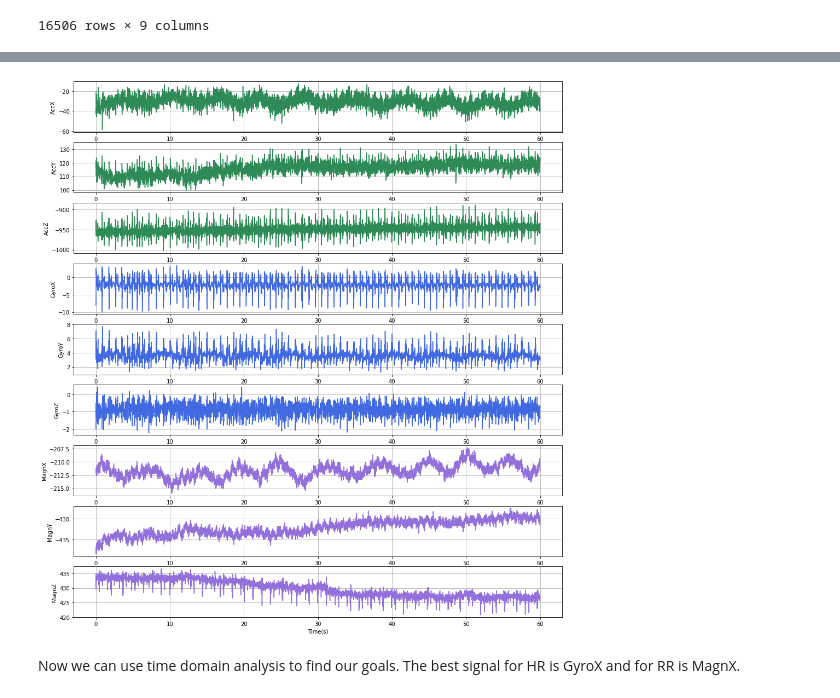
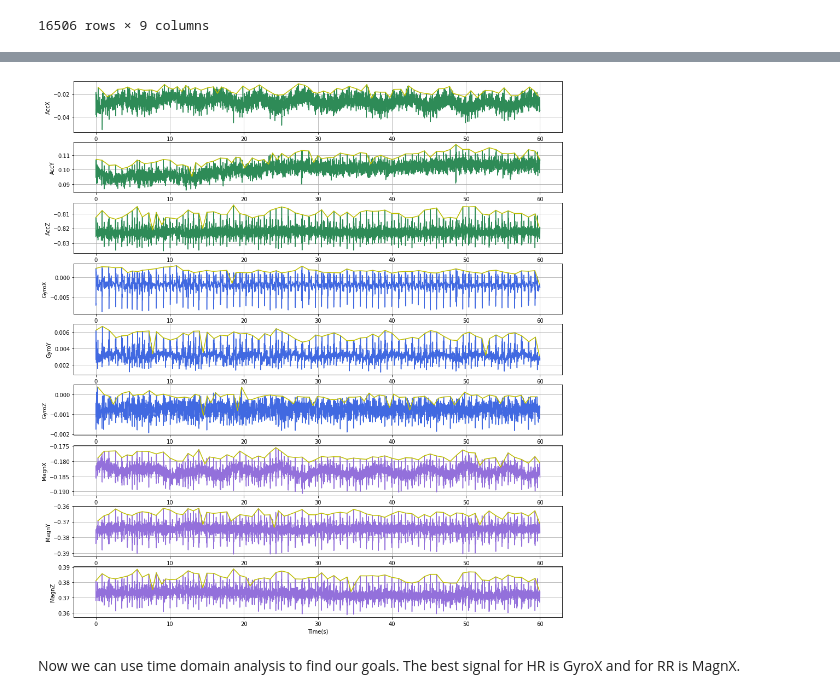
Before and after one commit to Mohsen-Kordi/ProjectRESP, a Jupyter notebook: Project.ipynb, the cells around one changed output, grey strips where cells are left out. Drawn from its saved outputs; the diff is of its cells as text; code cells hidden in the pictures.

```diff
--- a/Project.ipynb
+++ b/Project.ipynb
@@ -461,26 +479,43 @@ real_filtered_df.describe()
 # %%
 real_filtered_df2 = real_filtered_df.iloc[2000:14000, :].copy()
 
-x = np.linspace(0, real_filtered_df2.shape[0]/fs, real_filtered_df2.shape[0])
+#df_Norm = df2.apply(lambda x: sklearn.preprocessing.normalize)
+real_filtered_df2 = pd.DataFrame(preprocessing.normalize(real_filtered_df2), columns=real_filtered_df.columns)
 
 
-peak_freq=real_filtered_df2.apply(signal.find_peaks)
+
+
+x = np.linspace(real_filtered_df2.index.start,real_filtered_df2.index.stop/fs, real_filtered_df2.shape[0])
+
+
+peak_freq=real_filtered_df2.apply(lambda x: signal.find_peaks(x, distance=fs/2))
 
 
 
 
 fig, axs = plt.subplots(9, 1, figsize = (16, 18))
 for i, ax in enumerate(axs.flat):
 
     _c = y_label[i]
+    _d = real_filtered_df2[y_label[i]]
+    _p = [x for x in list(peak_freq[_c][0])]
+
+#    print(f'Size of _p : {len(_p)}, column: {y_label[i]}, size of column: {_d.shape}')
+#    print(_d[_p])
+#    print(_p,'\n***********************\n',)
 
     ax.plot(x, real_filtered_df2[y_label[i]], color = color[i])
     ax.set_xlabel('Time(s)')
     ax.set_ylabel(y_label[i])
     ax.grid()
-    #ax.set_xlim([10,16])
+
+
+    ax.plot(x[peak_freq[_c][0]], _d[_p],color='y')
+#    ax.axvline(x[_p])
+#    ax.axhline(_d.mean()+_d.std(),color='r')
+    #ax.set_xlim([10,20])
     #ax.set_ylim([-20, 20])
 # %% [output]
-[figure, old version]
+[figure, new version]
 # %% [markdown]
 Now we can use time domain analysis to find our goals. The best signal for HR is GyroX and for RR is MagnX.
```
Also changed, not shown: parts of 10 cells of this notebook.
